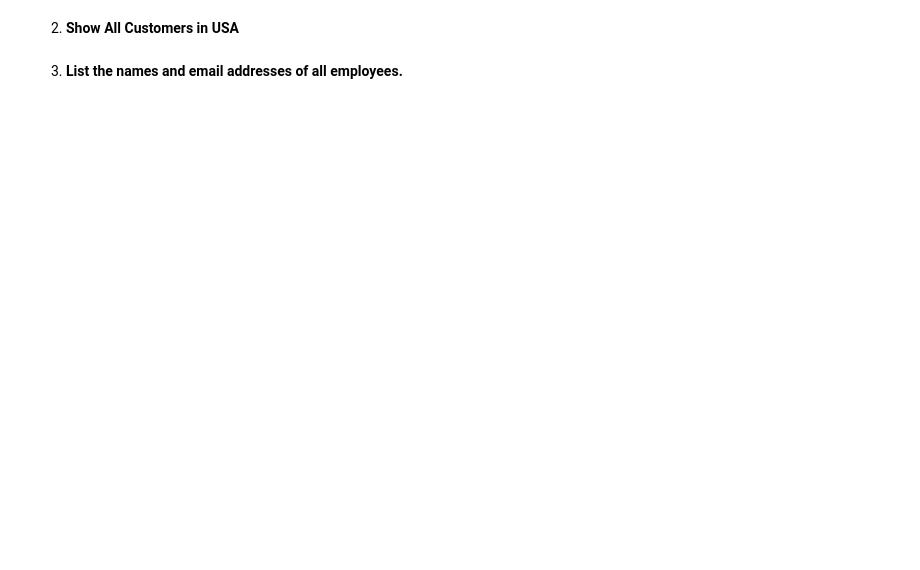
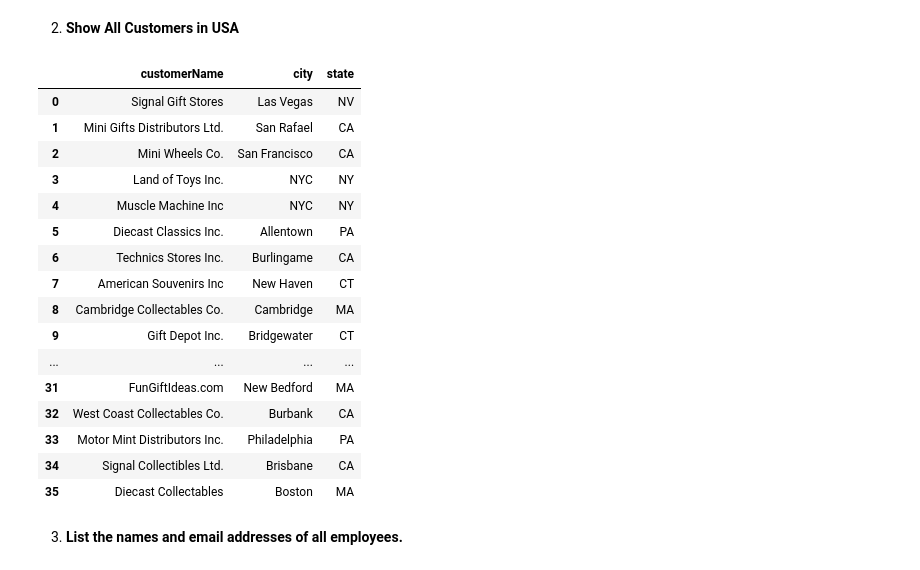
Before and after one commit to NgureOwen01/sql_subqueries, a Jupyter notebook: index.ipynb, the cells around one changed output. Saved outputs shown, nothing was run; the diff lists cells and outputs as text; code cells hidden in the pictures; blank space fills up the shorter version.

```diff
--- a/index.ipynb
+++ b/index.ipynb
@@ -74,6 +113,29 @@ pandasql is a Python library that lets you run SQL queries on pandas DataFrames
 2. **Show All Customers in USA**
 # %%
 # Show All Customers in USA
+q = """
+SELECT customerName, city, state FROM customers WHERE country = 'USA';
+"""
+
+pd.read_sql(q,conn)
+# %% [output]
+|  | customerName | city | state |
+| 0 | Signal Gift Stores | Las Vegas | NV |
+| 1 | Mini Gifts Distributors Ltd. | San Rafael | CA |
+| 2 | Mini Wheels Co. | San Francisco | CA |
+| 3 | Land of Toys Inc. | NYC | NY |
+| 4 | Muscle Machine Inc | NYC | NY |
+| 5 | Diecast Classics Inc. | Allentown | PA |
+| 6 | Technics Stores Inc. | Burlingame | CA |
+| 7 | American Souvenirs Inc | New Haven | CT |
+| 8 | Cambridge Collectables Co. | Cambridge | MA |
+| 9 | Gift Depot Inc. | Bridgewater | CT |
+| ... | ... | ... | ... |
+| 31 | FunGiftIdeas.com | New Bedford | MA |
+| 32 | West Coast Collectables Co. | Burbank | CA |
+| 33 | Motor Mint Distributors Inc. | Philadelphia | PA |
+| 34 | Signal Collectibles Ltd. | Brisbane | CA |
+| 35 | Diecast Collectables | Boston | MA |
 # %% [markdown]
 3. **List the names and email addresses of all employees.**
 # %%
```
Also changed, not shown: parts of 21 cells of this notebook.
